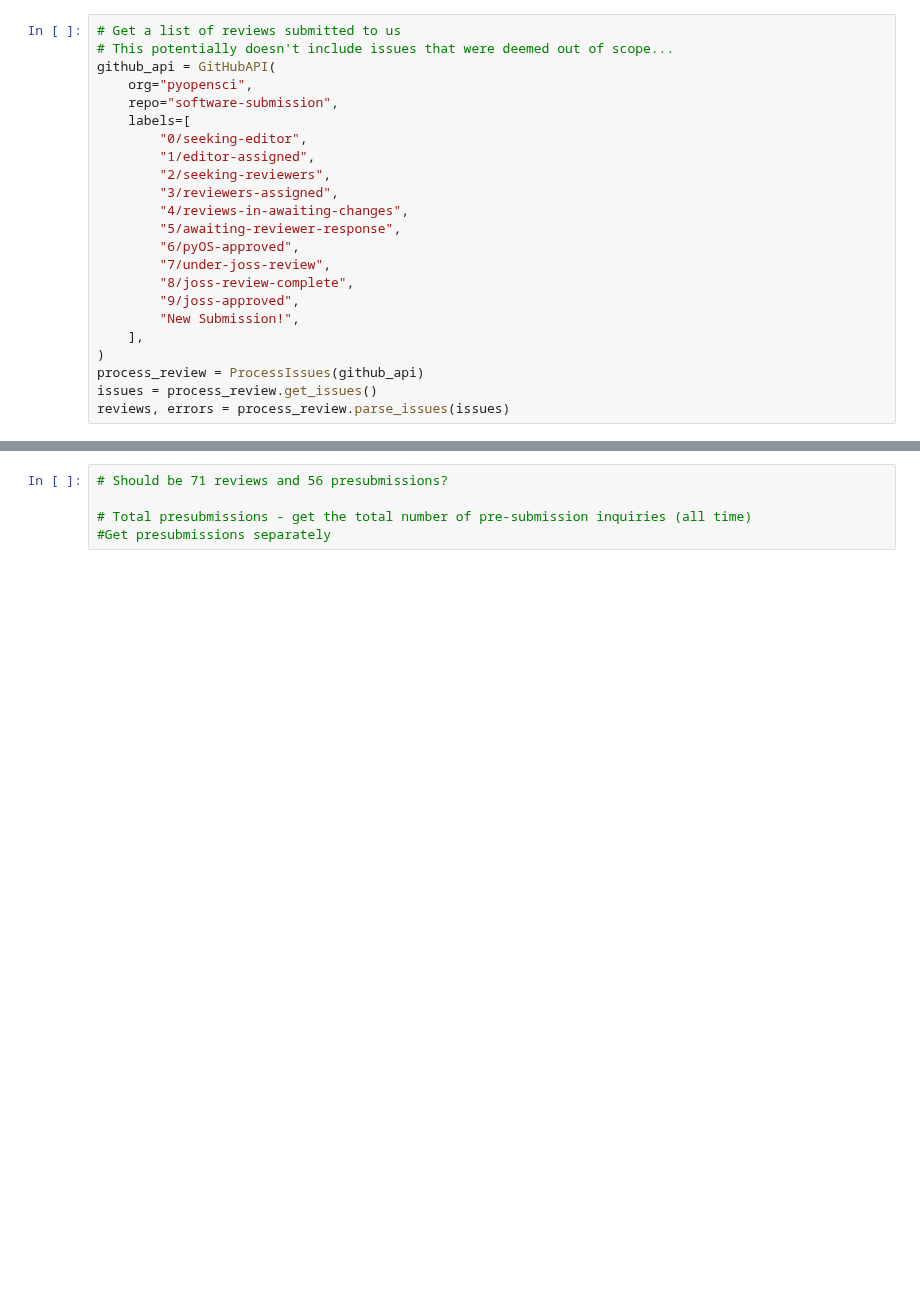
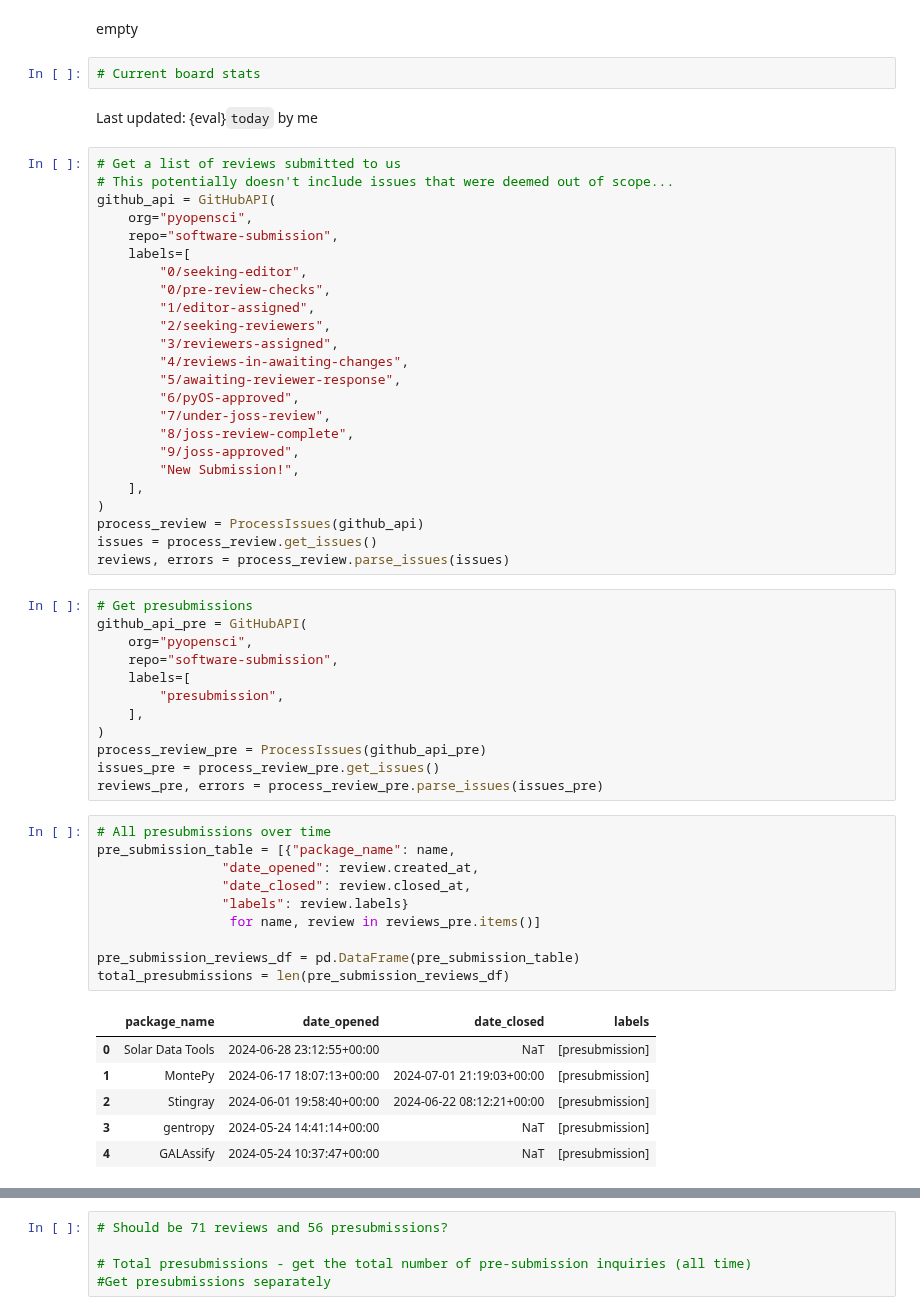
Before and after one commit to pyOpenSci/peer-review-metrics, a Jupyter notebook: pyOpenSci-peer-review-stats.ipynb, the cells around one changed output, grey strips where cells are left out. Drawn from its saved outputs; the diff is of its cells as text; blank space fills up the shorter version.

Commit message:
Update current review stats

```diff
--- a/pyOpenSci-peer-review-stats.ipynb
+++ b/pyOpenSci-peer-review-stats.ipynb
@@ -39,3 +28,9 @@ warnings.filterwarnings('ignore')
+# %% [markdown]
+empty
+# %%
+# Current board stats
+# %% [markdown]
+Last updated: {eval}`today` by me
 # %%
 # Get a list of reviews submitted to us
 # This potentially doesn't include issues that were deemed out of scope...
@@ -44,6 +39,7 @@ github_api = GitHubAPI(
     repo="software-submission",
     labels=[
         "0/seeking-editor",
+        "0/pre-review-checks",
         "1/editor-assigned",
         "2/seeking-reviewers",
         "3/reviewers-assigned",
@@ -59,4 +55,33 @@ github_api = GitHubAPI(
 process_review = ProcessIssues(github_api)
 issues = process_review.get_issues()
 reviews, errors = process_review.parse_issues(issues)
+# %%
+# Get presubmissions
+github_api_pre = GitHubAPI(
+    org="pyopensci",
+    repo="software-submission",
+    labels=[
+        "presubmission",
+    ],
+)
+process_review_pre = ProcessIssues(github_api_pre)
+issues_pre = process_review_pre.get_issues()
+reviews_pre, errors = process_review_pre.parse_issues(issues_pre)
+# %%
+# All presubmissions over time
+pre_submission_table = [{"package_name": name,
+                "date_opened": review.created_at,
+                "date_closed": review.closed_at,
+                "labels": review.labels}
+                 for name, review in reviews_pre.items()]
+
+pre_submission_reviews_df = pd.DataFrame(pre_submission_table)
+total_presubmissions = len(pre_submission_reviews_df)
+# %% [output]
+|  | package_name | date_opened | date_closed | labels |
+| 0 | Solar Data Tools | 2024-06-28 23:12:55+00:00 | NaT | [presubmission] |
+| 1 | MontePy | 2024-06-17 18:07:13+00:00 | 2024-07-01 21:19:03+00:00 | [presubmission] |
+| 2 | Stingray | 2024-06-01 19:58:40+00:00 | 2024-06-22 08:12:21+00:00 | [presubmission] |
+| 3 | gentropy | 2024-05-24 14:41:14+00:00 | NaT | [presubmission] |
+| 4 | GALAssify | 2024-05-24 10:37:47+00:00 | NaT | [presubmission] |
 # %%
```
Also changed, not shown: parts of 11 cells of this notebook.
